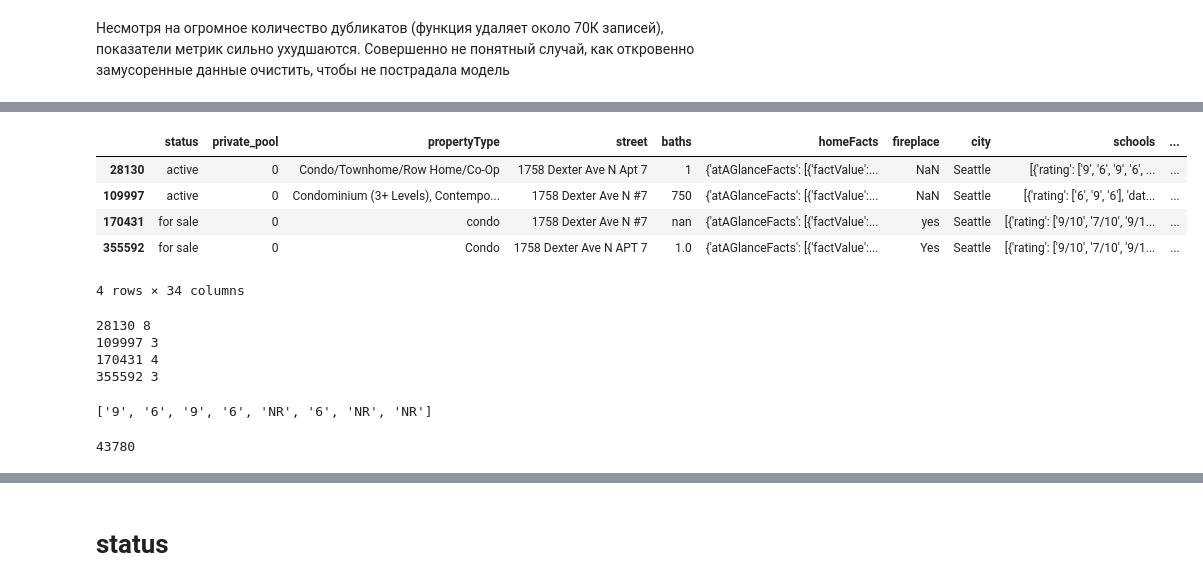
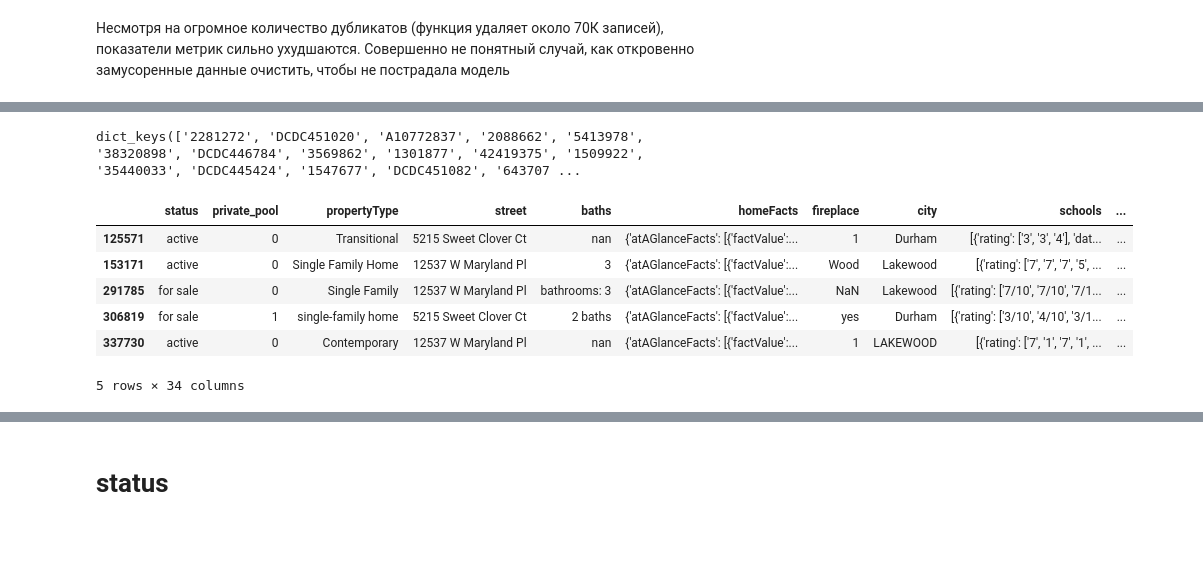
Before and after one commit to SeregeiKroupen/SF, a Jupyter notebook: final_project/Final_project.ipynb, the cells around one changed output, grey strips where cells are left out. Drawn from its saved outputs; the diff is of its cells as text; code cells hidden in the pictures; blank space fills up the shorter version.

```diff
--- a/final_project/Final_project.ipynb
+++ b/final_project/Final_project.ipynb
@@ -768,4 +759,0 @@ Pinball Loss: 18835.44, over_pricing: 0.50%, mean over pricing: 37328
-# %%
-# Decide to drop records, which don't have any square data (about 14K records)
-drop_records = (data.sqft_value!=0)|(data.lot_value!=0)
-data = data[drop_records]
@@ -1521,0 +1528,2 @@ MlsId
+# %%
+data.MlsId = data.apply(lambda q: q.mls_id if pd.isna(q.MlsId) else q.MlsId, axis=1)
@@ -1522,3 +1559,25 @@ MlsId
+# %%
+for item in tqdm(data.index):
+    item_id = data.loc[item, 'MlsId']
+    if (not item_id)|(pd.isna(item_id)):
+        data.loc[item, 'MlsId']= 'no data' + str(item)
+        continue
+
+    mls_no = ['no mls', 'no mls #', 'no ', 'nomlsid', 'n', 'no mls ', 'no mls#']
+    if item_id.lower() in mls_no:
+        data.loc[item, 'MlsId']= 'no data' + str(item)
+        continue
+# %%
+for item in tqdm(data.index):
+    item_id = data.loc[item, 'MlsId']
+    try:
+        if (list(str(item_id))[2]==',')|\
+                (list(str(item_id))[3]==',')|\
+                (list(str(item_id))[4]==',')|\
+                (list(str(item_id))[5]==','):
+            data.loc[item, 'MlsId']= 'no data' + str(item)
+            continue
+    except: pass
 # %%
 all_id = data.MlsId.value_counts().to_dict()
 double_id = {key: all_id[key] for key in all_id if all_id[key] > 1}
@@ -1543,10 +1602,16 @@ double_id
  ...}
+# %%
+double_id.keys()
+#data.MlsId.value_counts()
+# %% [output]
+dict_keys(['2281272', 'DCDC451020', 'A10772837', '2088662', '5413978', '38320898', 'DCDC446784', '3569862', '1301877', '42419375', '1509922', '35440033', 'DCDC445424', '1547677', 'DCDC451082', '643707 ...
 # %%
-data[data.MlsId=='1466795']
+data[data.MlsId=='2281272'] # .loc[2281272]['schools']
 # %% [output]
 |  | status | private_pool | propertyType | street | baths | homeFacts | fireplace | city | schools | ... |
-| 28130 | active | 0 | Condo/Townhome/Row Home/Co-Op | 1758 Dexter Ave N Apt 7 | 1 | {'atAGlanceFacts': [{'factValue':... | NaN | Seattle | [{'rating': ['9', '6', '9', '6', ... | ... |
-| 109997 | active | 0 | Condominium (3+ Levels), Contempo... | 1758 Dexter Ave N #7 | 750 | {'atAGlanceFacts': [{'factValue':... | NaN | Seattle | [{'rating': ['6', '9', '6'], 'dat... | ... |
-| 170431 | for sale | 0 | condo | 1758 Dexter Ave N #7 | nan | {'atAGlanceFacts': [{'factValue':... | yes | Seattle | [{'rating': ['9/10', '7/10', '9/1... | ... |
-| 355592 | for sale | 0 | Condo | 1758 Dexter Ave N APT 7 | 1.0 | {'atAGlanceFacts': [{'factValue':... | Yes | Seattle | [{'rating': ['9/10', '7/10', '9/1... | ... |
+| 125571 | active | 0 | Transitional | 5215 Sweet Clover Ct | nan | {'atAGlanceFacts': [{'factValue':... | 1 | Durham | [{'rating': ['3', '3', '4'], 'dat... | ... |
+| 153171 | active | 0 | Single Family Home | 12537 W Maryland Pl | 3 | {'atAGlanceFacts': [{'factValue':... | Wood | Lakewood | [{'rating': ['7', '7', '7', '5', ... | ... |
+| 291785 | for sale | 0 | Single Family | 12537 W Maryland Pl | bathrooms: 3 | {'atAGlanceFacts': [{'factValue':... | NaN | Lakewood | [{'rating': ['7/10', '7/10', '7/1... | ... |
+| 306819 | for sale | 1 | single-family home | 5215 Sweet Clover Ct | 2 baths | {'atAGlanceFacts': [{'factValue':... | yes | Durham | [{'rating': ['3/10', '4/10', '3/1... | ... |
+| 337730 | active | 0 | Contemporary | 12537 W Maryland Pl | nan | {'atAGlanceFacts': [{'factValue':... | 1 | LAKEWOOD | [{'rating': ['7', '1', '7', '1', ... | ... |
-4 rows × 34 columns
+5 rows × 34 columns
@@ -1559,22 +1617,0 @@ for item in dup_data.index:
-# %%
-mls = '1466795'
-dup_data = data[data.MlsId==mls].copy()
-best=0
-for item in dup_data.index:
-    qq = len(dup_data.loc[item]['schools'][0]['rating'])
-    if qq>best:
-
-    print(item, qq)
-# %% [output]
-28130 8
-109997 3
-170431 4
-355592 3
-# %%
-data.loc[28130]['schools'][0]['rating']
-# %% [output]
-['9', '6', '9', '6', 'NR', '6', 'NR', 'NR']
-# %%
-len(double_id)
-# %% [output]
-43780
```
Also changed, not shown: parts of 147 cells of this notebook, 5 other files.
